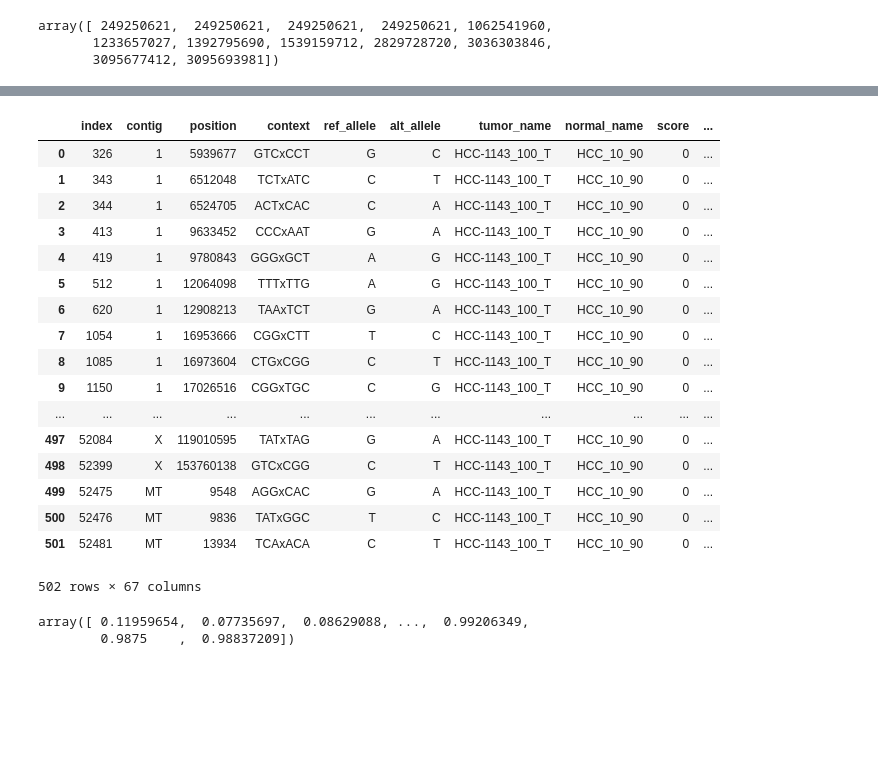
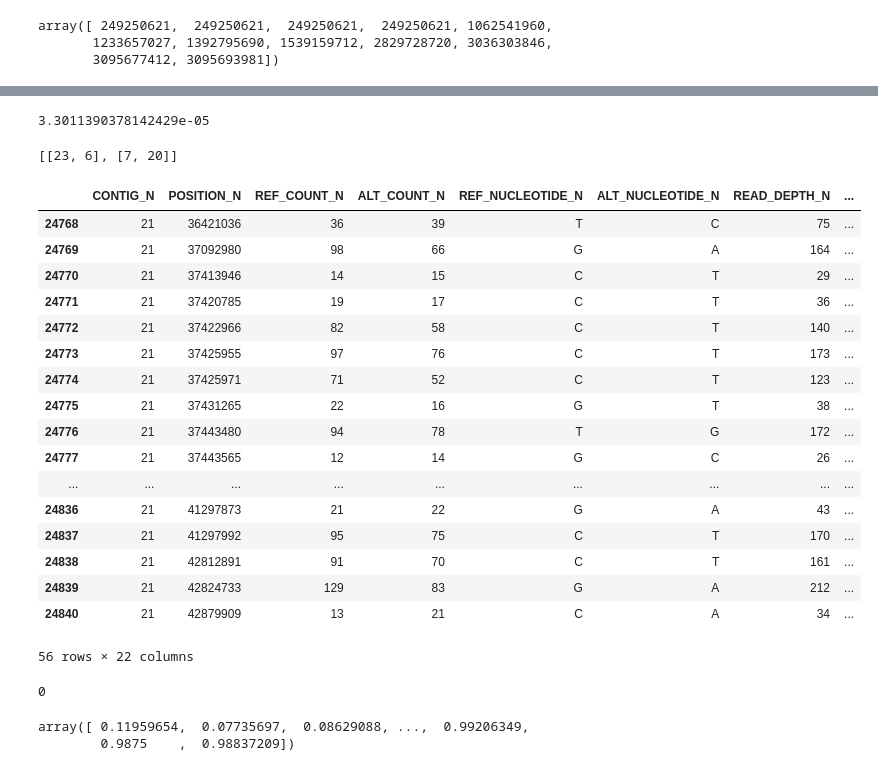
Before and after one commit to getzlab/deTiN, a Jupyter notebook: scratch_detin.ipynb, the cells around one changed output, grey strips where cells are left out. Saved outputs shown, nothing was run; the diff lists cells and outputs as text; code cells hidden in the pictures; blank space fills up the shorter version.

Commit message:
checking in code for identifying aSCNAs/filtering segments/processing hets and adding beginnings of aSCNA model

```diff
--- a/scratch_detin.ipynb
+++ b/scratch_detin.ipynb
@@ -393,3 +376,48 @@ di.call_stats_table['f_acs'] = f_acs
+# %%
+from scipy.stats import fisher_exact
+fe_tuple = fisher_exact([[np.sum(np.logical_and(seg_hets['AF_T']>mu_af_n,
+                                                                                seg_hets['AF_N']<=mu_af_n)),
+                                                          np.sum(np.logical_and(seg_hets['AF_T']>mu_af_n,
+                                                                                seg_hets['AF_N']>mu_af_n))],
+                                                         [np.sum(np.logical_and(seg_hets['AF_T']<=mu_af_n,
+                                                                                seg_hets['AF_N']<=mu_af_n)),
+                                                          np.sum(np.logical_and(seg_hets['AF_T']>mu_af_n,
+                                                                                seg_hets['AF_N']<=mu_af_n))]],'less')
+fe_tuple[1]
+# %% [output]
+3.3011390378142429e-05
+# %%
+[[np.sum(np.logical_and(seg_hets['AF_T']>mu_af_n,
+                                                                                seg_hets['AF_N']>mu_af_n)),
+                                                          np.sum(np.logical_and(seg_hets['AF_T']>mu_af_n,
+                                                                                seg_hets['AF_N']<=mu_af_n))],
+                                                         [np.sum(np.logical_and(seg_hets['AF_T']<=mu_af_n,
+                                                                                seg_hets['AF_N']>mu_af_n)),
+                                                          np.sum(np.logical_and(seg_hets['AF_T']<=mu_af_n,
+                                                                                seg_hets['AF_N']<=mu_af_n))]]
+# %% [output]
+[[23, 6], [7, 20]]
+# %%
+seg_hets
+# %% [output]
+|  | CONTIG_N | POSITION_N | REF_COUNT_N | ALT_COUNT_N | REF_NUCLEOTIDE_N | ALT_NUCLEOTIDE_N | READ_DEPTH_N | ... |
+| 24768 | 21 | 36421036 | 36 | 39 | T | C | 75 | ... |
+| 24769 | 21 | 37092980 | 98 | 66 | G | A | 164 | ... |
+| 24770 | 21 | 37413946 | 14 | 15 | C | T | 29 | ... |
+| 24771 | 21 | 37420785 | 19 | 17 | C | T | 36 | ... |
+| 24772 | 21 | 37422966 | 82 | 58 | C | T | 140 | ... |
+| 24773 | 21 | 37425955 | 97 | 76 | C | T | 173 | ... |
+| 24774 | 21 | 37425971 | 71 | 52 | C | T | 123 | ... |
+| 24775 | 21 | 37431265 | 22 | 16 | G | T | 38 | ... |
+| 24776 | 21 | 37443480 | 94 | 78 | T | G | 172 | ... |
+| 24777 | 21 | 37443565 | 12 | 14 | G | C | 26 | ... |
+| ... | ... | ... | ... | ... | ... | ... | ... | ... |
+| 24836 | 21 | 41297873 | 21 | 22 | G | A | 43 | ... |
+| 24837 | 21 | 41297992 | 95 | 75 | C | T | 170 | ... |
+| 24838 | 21 | 42812891 | 91 | 70 | C | T | 161 | ... |
+| 24839 | 21 | 42824733 | 129 | 83 | G | A | 212 | ... |
+| 24840 | 21 | 42879909 | 13 | 21 | C | A | 34 | ... |
+56 rows × 22 columns
 # %%
 import deTiN_SSNV_based_estimate as dessnv
 import deTiN_utilities as du
@@ -401,21 +426,0 @@ candidates = du.select_candidate_mutations(di.call_stats_table)
-# %%
-candidates
-# %% [output]
-|  | index | contig | position | context | ref_allele | alt_allele | tumor_name | normal_name | score | ... |
-| 0 | 326 | 1 | 5939677 | GTCxCCT | G | C | HCC-1143_100_T | HCC_10_90 | 0 | ... |
-| 1 | 343 | 1 | 6512048 | TCTxATC | C | T | HCC-1143_100_T | HCC_10_90 | 0 | ... |
-| 2 | 344 | 1 | 6524705 | ACTxCAC | C | A | HCC-1143_100_T | HCC_10_90 | 0 | ... |
-| 3 | 413 | 1 | 9633452 | CCCxAAT | G | A | HCC-1143_100_T | HCC_10_90 | 0 | ... |
-| 4 | 419 | 1 | 9780843 | GGGxGCT | A | G | HCC-1143_100_T | HCC_10_90 | 0 | ... |
-| 5 | 512 | 1 | 12064098 | TTTxTTG | A | G | HCC-1143_100_T | HCC_10_90 | 0 | ... |
-| 6 | 620 | 1 | 12908213 | TAAxTCT | G | A | HCC-1143_100_T | HCC_10_90 | 0 | ... |
-| 7 | 1054 | 1 | 16953666 | CGGxCTT | T | C | HCC-1143_100_T | HCC_10_90 | 0 | ... |
-| 8 | 1085 | 1 | 16973604 | CTGxCGG | C | T | HCC-1143_100_T | HCC_10_90 | 0 | ... |
-| 9 | 1150 | 1 | 17026516 | CGGxTGC | C | G | HCC-1143_100_T | HCC_10_90 | 0 | ... |
-| ... | ... | ... | ... | ... | ... | ... | ... | ... | ... | ... |
-| 497 | 52084 | X | 119010595 | TATxTAG | G | A | HCC-1143_100_T | HCC_10_90 | 0 | ... |
-| 498 | 52399 | X | 153760138 | GTCxCGG | C | T | HCC-1143_100_T | HCC_10_90 | 0 | ... |
-| 499 | 52475 | MT | 9548 | AGGxCAC | G | A | HCC-1143_100_T | HCC_10_90 | 0 | ... |
-| 500 | 52476 | MT | 9836 | TATxGGC | T | C | HCC-1143_100_T | HCC_10_90 | 0 | ... |
-| 501 | 52481 | MT | 13934 | TCAxACA | C | T | HCC-1143_100_T | HCC_10_90 | 0 | ... |
-502 rows × 67 columns
@@ -422,3 +429,7 @@ candidates
+# %%
+len(aSCNA_hets)
+# %% [output]
+0
 # %%
 a = np.array(di.call_stats_table['n_alt_count'])+1
 b = np.array(di.call_stats_table['n_ref_count'])+1
```
Also changed, not shown: parts of 13 cells of this notebook, 7 other files.
